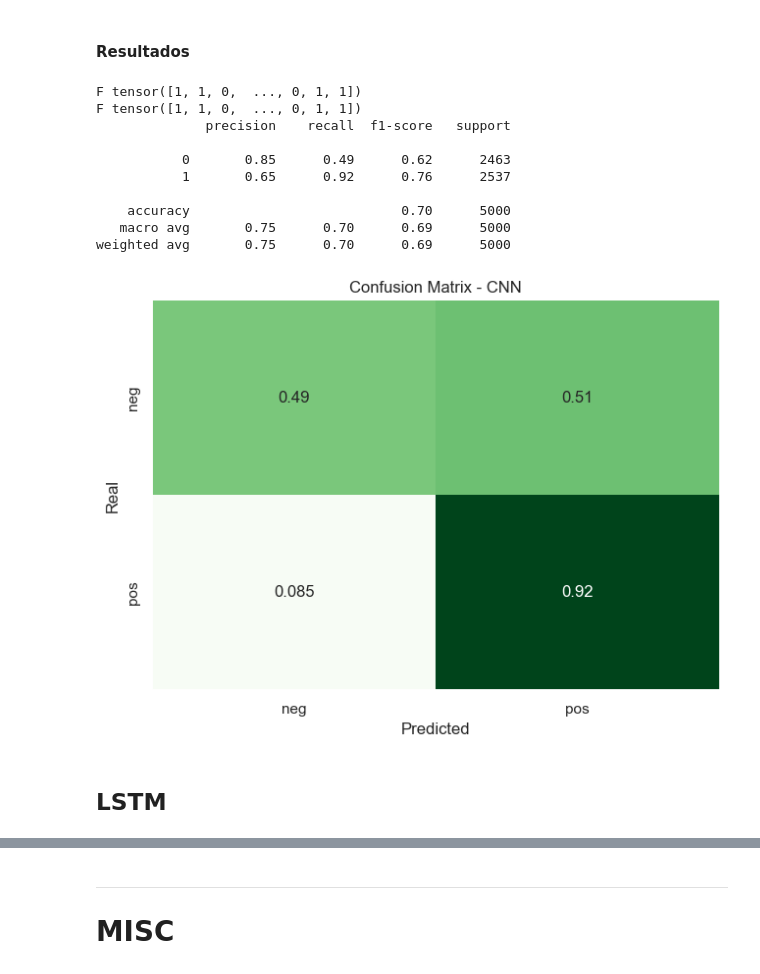
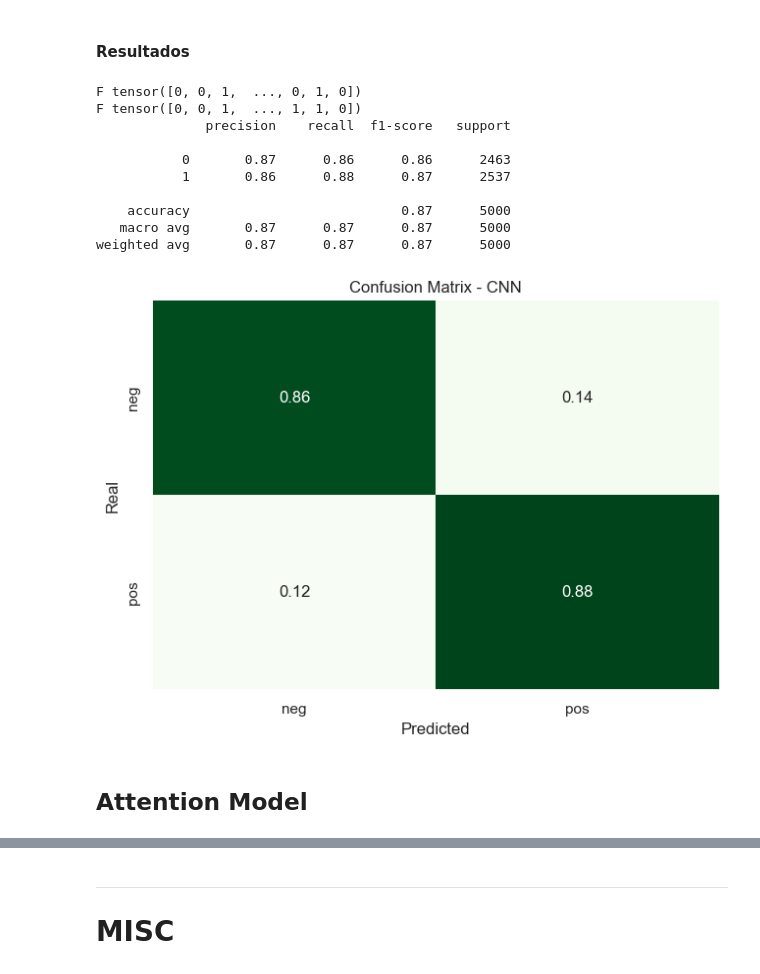
Before and after one commit to Adrian-Cespedes/Proy4-ML, a Jupyter notebook: mainCNN.ipynb, the cells around one changed output, grey strips where cells are left out. Cells and saved outputs as stored; diff of their text form; code cells hidden in the pictures.

```diff
--- a/mainCNN.ipynb
+++ b/mainCNN.ipynb
@@ -17,7 +17,7 @@ Integrantes:
 TEST_SIZE = 0.2
 P_SEED = 2024
 
-W2V_WORDS = 250
+W2V_WORDS = 200
 CQ_CHARS = 1500
 # %% [markdown]
 # 1. Preparación y analisis de datos
@@ -456,18 +520,18 @@ word2vec = api.load('word2vec-google-news-300')
 def build_embedding_matrix(df, word2vec_dict, max_words = -1):
     mat_size = 1 if max_words == -1 else max_words
     print(f'mat_size = {mat_size}')
-    result = np.zeros((len(df['words']),mat_size,300), dtype=np.float32)
+    result = np.zeros((len(df['words']),300,mat_size), dtype=np.float32)
     for i, words in enumerate(df['words']):
-        emb = np.zeros((mat_size,300), dtype=np.float32)
+        emb = np.zeros((300,mat_size), dtype=np.float32)
         count = 0
         for word in words:
             if word in word2vec_dict:
                 if max_words == -1:
-                    emb += word2vec_dict[word]
+                    emb += word2vec_dict[word].reshape(300,1)
                 else:
                     if count >= max_words:
                         break
-                    emb[count] = word2vec_dict[word]
+                    emb[:,count] = word2vec_dict[word]
                     count += 1
         result[i] = emb
     return result
@@ -1274,27 +1229,20 @@ n_features = x_train_wd.shape[2]
 #ALFABET_SIZE = n_chars
 OUTPUT_SIZE = 2
 DROPOUT_RATE = 0.4
-BATCH_SIZE = 64
+BATCH_SIZE = 128
 LAYER_SIZE = 16
 
 class CNN(nn.Module):
     def __init__(self):
         super(CNN, self).__init__()
         self.layerConv = nn.Sequential(
-            nn.Conv2d(in_channels=1, out_channels=16, kernel_size=3, stride=1),
+            nn.Conv1d(in_channels=channels, out_channels=256, kernel_size=3, stride=1),
             nn.ReLU(),
-            nn.MaxPool2d(kernel_size=5),
-
-            nn.Conv2d(in_channels=16, out_channels=32, kernel_size=3, stride=1),
-            nn.ReLU(),
-            nn.MaxPool2d(kernel_size=5),
-
-            nn.Conv2d(in_channels=32, out_channels=64, kernel_size=3, stride=1),
-            nn.ReLU(),
-            nn.MaxPool2d(kernel_size=5))
+            nn.MaxPool1d(kernel_size=2),
+            )
 
         #obtain the size of the output of the convolutional layers
-        X = torch.rand(1, 250, 300)
+        X = torch.rand(1, channels, n_features)
         output_size = self.layerConv(X).size()
 
         layerFC_input = output_size[1] * output_size[2] * output_size[0]
@@ -1302,11 +1250,11 @@ class CNN(nn.Module):
         self.layerFC = nn.Sequential(
             nn.Linear(layerFC_input, LAYER_SIZE),
             nn.BatchNorm1d(LAYER_SIZE),
-            nn.Sigmoid(),
-            nn.Dropout(DROPOUT_RATE),
+            nn.Softmax(),
             nn.Linear(LAYER_SIZE, OUTPUT_SIZE)
             )
 
+        ##Init all weights
     def forward(self, x):
         #print(x.size())
         out = self.layerConv(x)
@@ -1319,7 +1275,8 @@ class CNN(nn.Module):
 #### Entrenamiento
 # %%
 # Modelos
-modelCNN = CNN().to(device)
+modelCNN_W2V = CNN().to(device)
+
 loss = torch.nn.CrossEntropyLoss() # Cross entropy
-optimizer = torch.optim.AdamW(modelCNN.parameters(), lr = 0.01, weight_decay=1e-5)
+optimizer = torch.optim.AdamW(modelCNN_W2V.parameters(), lr = 0.0075, weight_decay=1e-5)
 # %% [output]
@@ -1384,24 +1296,24 @@ weighted avg       0.78      0.73      0.72     20000
 # %% [markdown]
 #### Resultados
 # %%
-# x_test_dv = torch.tensor(x_test.toarray(), dtype=torch.float32)
-x_test_dv = torch.tensor(x_test_wd, dtype=torch.float32).reshape(-1, 1, W2V_WORDS, 300)
+#x_test_dv = torch.tensor(x_test.toarray(), dtype=torch.float32)
+x_test_dv = torch.tensor(x_test_wd, dtype=torch.float32)
 y_test_dv = torch.tensor(y_test_wd, dtype=torch.long)
 test_dataset = TensorDataset(x_test_dv, y_test_dv)
 test_loader = DataLoader(test_dataset, batch_size=BATCH_SIZE, shuffle=True)
 
-test(modelCNN, test_loader, "CNN")
+test(modelCNN_W2V, test_loader, "CNN")
 # %% [output]
-F tensor([1, 1, 0,  ..., 0, 1, 1])
-F tensor([1, 1, 0,  ..., 0, 1, 1])
+F tensor([0, 0, 1,  ..., 0, 1, 0])
+F tensor([0, 0, 1,  ..., 1, 1, 0])
               precision    recall  f1-score   support
 
-           0       0.85      0.49      0.62      2463
-           1       0.65      0.92      0.76      2537
+           0       0.87      0.86      0.86      2463
+           1       0.86      0.88      0.87      2537
 
-    accuracy                           0.70      5000
-   macro avg       0.75      0.70      0.69      5000
-weighted avg       0.75      0.70      0.69      5000
+    accuracy                           0.87      5000
+   macro avg       0.87      0.87      0.87      5000
+weighted avg       0.87      0.87      0.87      5000
-[figure, old version]
+[figure, new version]
-# %% [markdown]
-## LSTM
+# %% [markdown]
+## Attention Model
```
Also changed, not shown: parts of 43 cells of this notebook.
